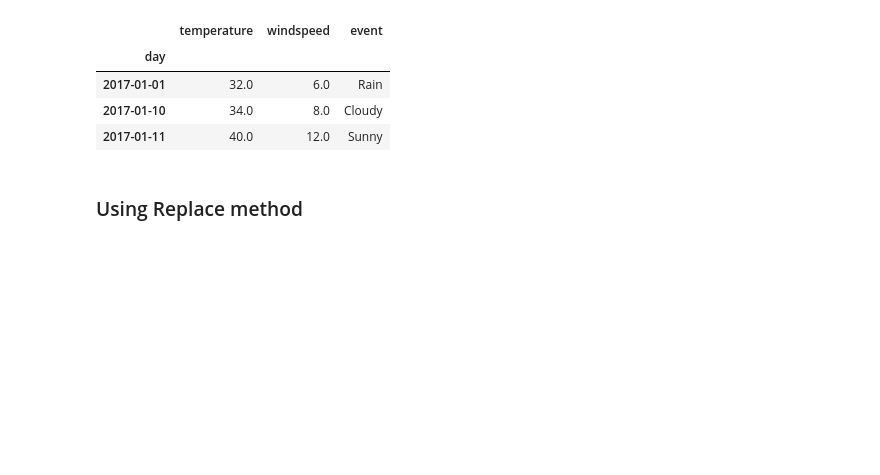
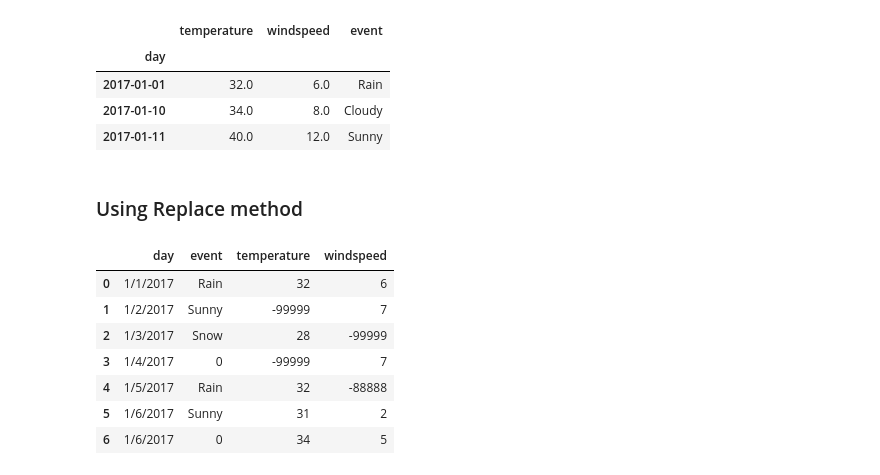
Before and after one commit to LEMSantos/LearningPandas, a Jupyter notebook: Handling Missing Data.ipynb, the cells around one changed output. Cells and saved outputs as stored; diff of their text form; code cells hidden in the pictures; blank space fills up the shorter version.

Commit message:
New tests with replace method to handle missing values

```diff
--- a/Handle Missing Data.ipynb
+++ b/Handling Missing Data.ipynb
@@ -134,3 +134,23 @@ weather_data.dropna(thresh = 3)
 | 2017-01-11 | 40.0 | 12.0 | Sunny |
 # %% [markdown]
 ### Using Replace method
+# %%
+import numpy as np
+# Load Data for tests
+df = pd.DataFrame([{'day' : '1/1/2017', 'temperature' : 32, 'windspeed' : 6, 'event' : 'Rain'},
+                  {'day' : '1/2/2017', 'temperature' : -99999, 'windspeed' : 7, 'event' : 'Sunny'},
+                  {'day' : '1/3/2017', 'temperature' : 28, 'windspeed' : -99999, 'event' : 'Snow'},
+                  {'day' : '1/4/2017', 'temperature' : -99999, 'windspeed' : 7, 'event' : 0},
+                  {'day' : '1/5/2017', 'temperature' : 32, 'windspeed' : -88888, 'event' : 'Rain'},
+                  {'day' : '1/6/2017', 'temperature' : 31, 'windspeed' : 2, 'event' : 'Sunny'},
+                  {'day' : '1/6/2017', 'temperature' : 34, 'windspeed' : 5, 'event' : 0}])
+df
+# %% [output]
+|  | day | event | temperature | windspeed |
+| 0 | 1/1/2017 | Rain | 32 | 6 |
+| 1 | 1/2/2017 | Sunny | -99999 | 7 |
+| 2 | 1/3/2017 | Snow | 28 | -99999 |
+| 3 | 1/4/2017 | 0 | -99999 | 7 |
+| 4 | 1/5/2017 | Rain | 32 | -88888 |
+| 5 | 1/6/2017 | Sunny | 31 | 2 |
+| 6 | 1/6/2017 | 0 | 34 | 5 |
```
Also changed, not shown: parts of 7 cells of this notebook.
